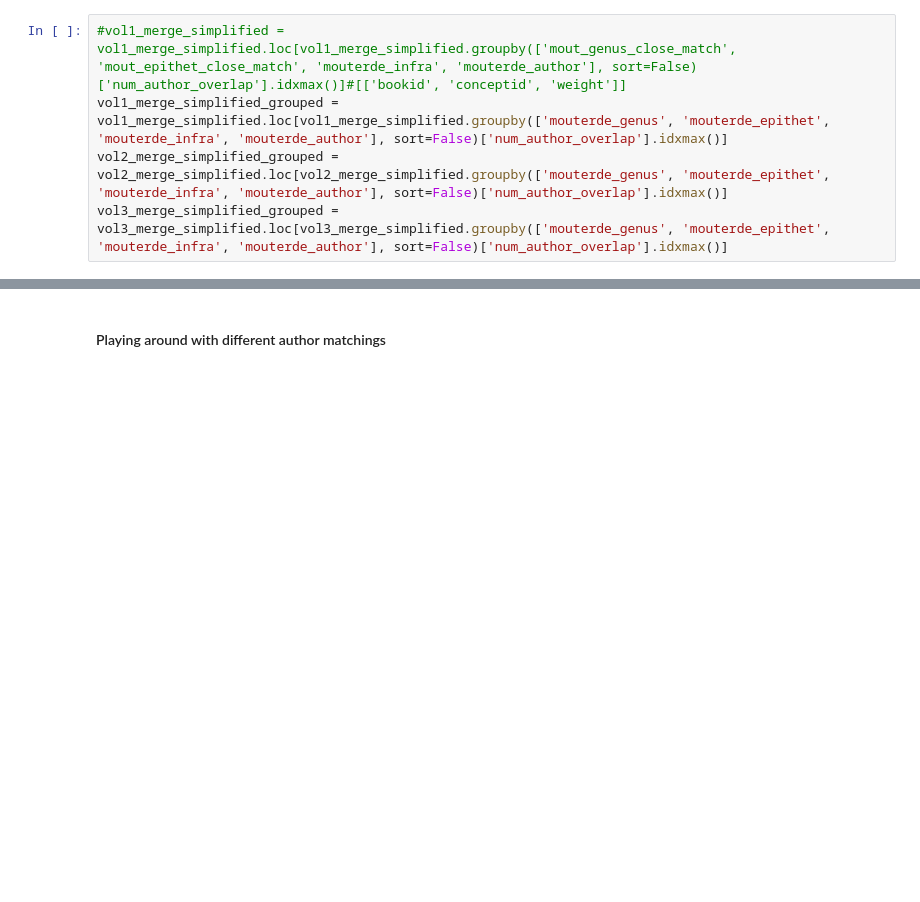
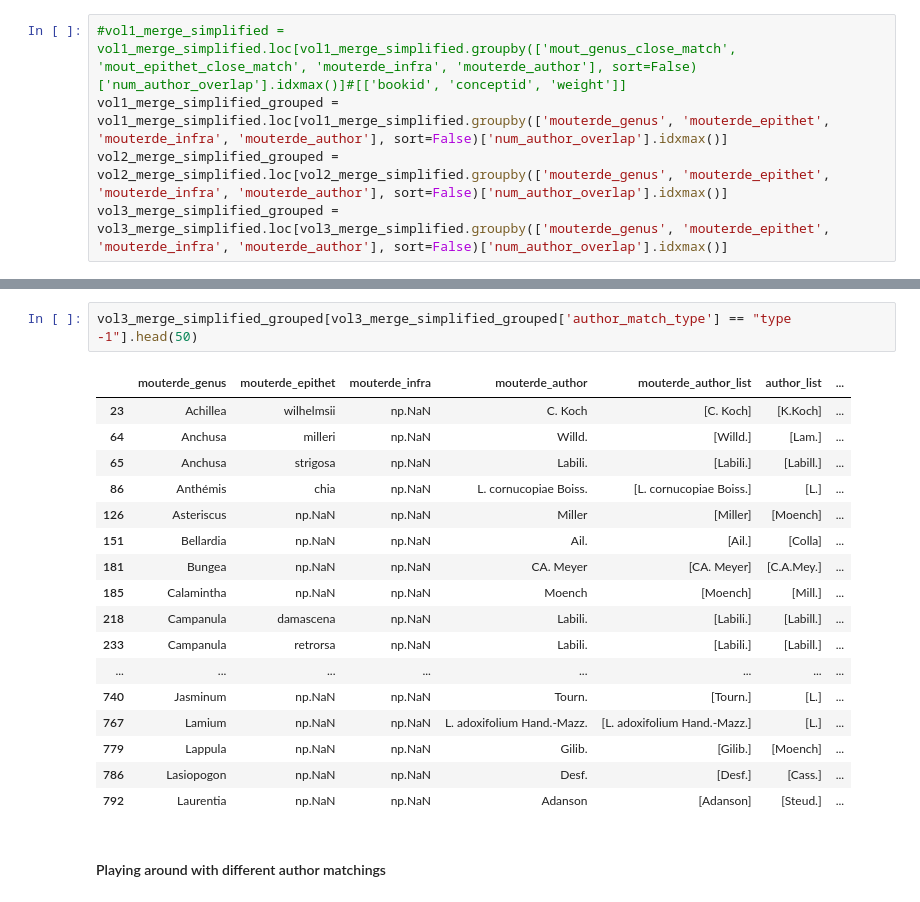
Before and after one commit to shidedh/UpdateFlora, a Jupyter notebook: fuzzy_code/fuzzy_match_pipeline.ipynb, the cells around one changed output, grey strips where cells are left out. Saved outputs shown, nothing was run; the diff lists cells and outputs as text; blank space fills up the shorter version.

```diff
--- a/fuzzy_code/fuzzy_match_pipeline.ipynb
+++ b/fuzzy_code/fuzzy_match_pipeline.ipynb
@@ -733,3 +803,23 @@ vol3_merge_simplified_grouped = vol3_merge_simplified.loc[vol3_merge_simplified.
+# %%
+vol3_merge_simplified_grouped[vol3_merge_simplified_grouped['author_match_type'] == "type -1"].head(50)
+# %% [output]
+|  | mouterde_genus | mouterde_epithet | mouterde_infra | mouterde_author | mouterde_author_list | author_list | ... |
+| 23 | Achillea | wilhelmsii | np.NaN | C. Koch | [C. Koch] | [K.Koch] | ... |
+| 64 | Anchusa | milleri | np.NaN | Willd. | [Willd.] | [Lam.] | ... |
+| 65 | Anchusa | strigosa | np.NaN | Labili. | [Labili.] | [Labill.] | ... |
+| 86 | Anthémis | chia | np.NaN | L. cornucopiae Boiss. | [L. cornucopiae Boiss.] | [L.] | ... |
+| 126 | Asteriscus | np.NaN | np.NaN | Miller | [Miller] | [Moench] | ... |
+| 151 | Bellardia | np.NaN | np.NaN | Ail. | [Ail.] | [Colla] | ... |
+| 181 | Bungea | np.NaN | np.NaN | CA. Meyer | [CA. Meyer] | [C.A.Mey.] | ... |
+| 185 | Calamintha | np.NaN | np.NaN | Moench | [Moench] | [Mill.] | ... |
+| 218 | Campanula | damascena | np.NaN | Labili. | [Labili.] | [Labill.] | ... |
+| 233 | Campanula | retrorsa | np.NaN | Labili. | [Labili.] | [Labill.] | ... |
+| ... | ... | ... | ... | ... | ... | ... | ... |
+| 740 | Jasminum | np.NaN | np.NaN | Tourn. | [Tourn.] | [L.] | ... |
+| 767 | Lamium | np.NaN | np.NaN | L. adoxifolium Hand.-Mazz. | [L. adoxifolium Hand.-Mazz.] | [L.] | ... |
+| 779 | Lappula | np.NaN | np.NaN | Gilib. | [Gilib.] | [Moench] | ... |
+| 786 | Lasiopogon | np.NaN | np.NaN | Desf. | [Desf.] | [Cass.] | ... |
+| 792 | Laurentia | np.NaN | np.NaN | Adanson | [Adanson] | [Steud.] | ... |
 # %% [markdown]
 #### Playing around with different author matchings
 # %% [markdown]
```
Also changed, not shown: parts of 6 cells of this notebook.
